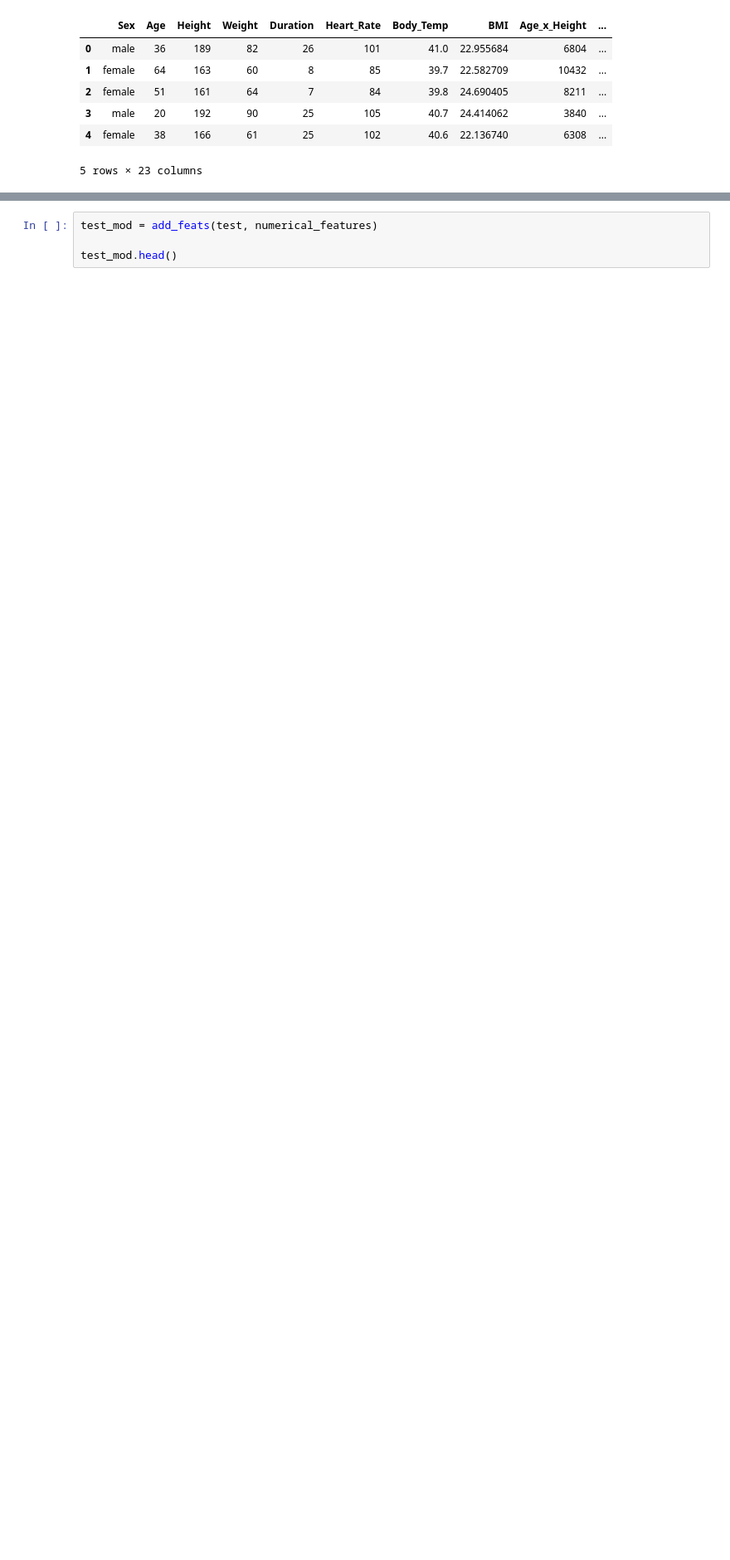
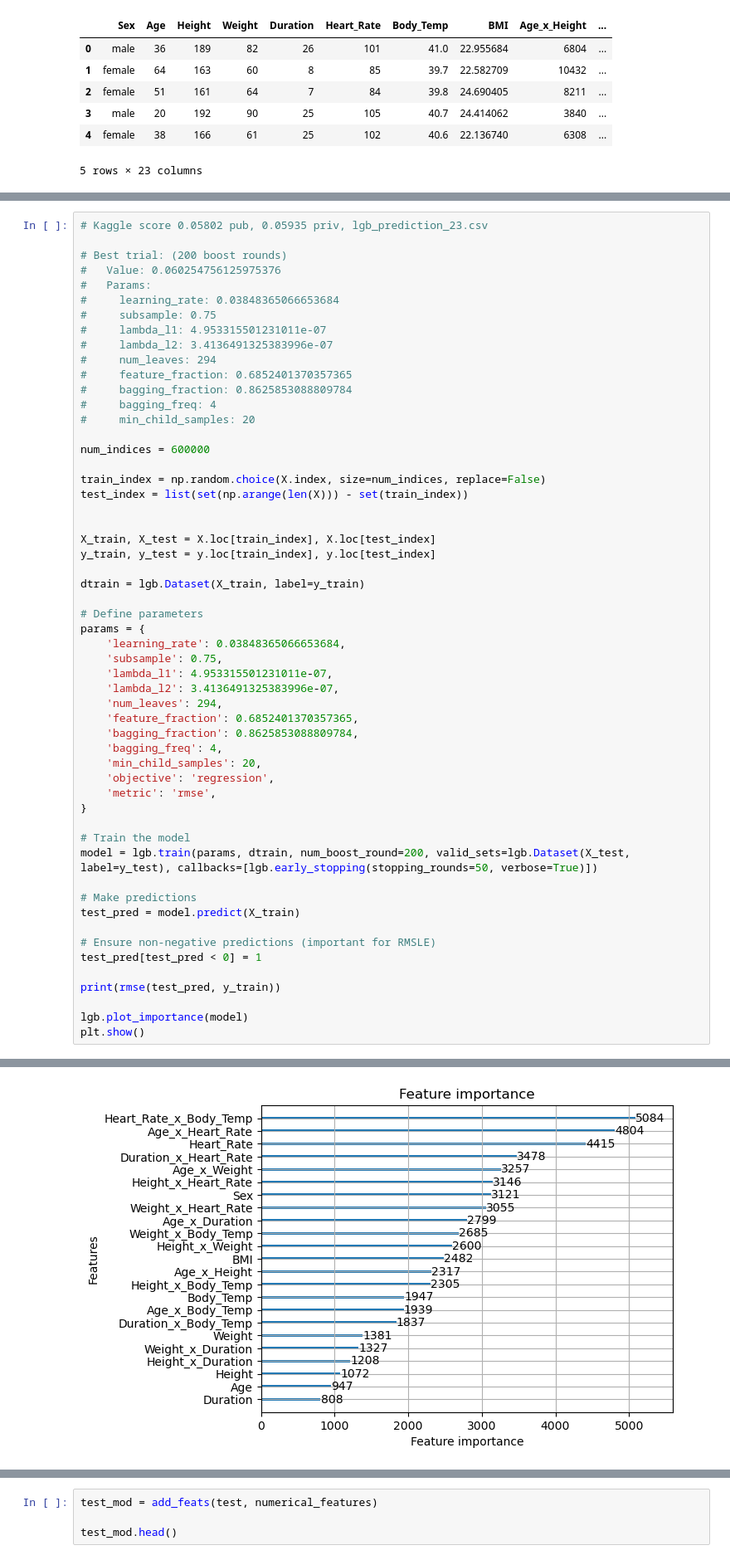
Before and after one commit to ElliotBlackstone/S25_Predict_Calories, a Jupyter notebook: calorie_lightGBM.ipynb, the cells around one changed output, grey strips where cells are left out. Shown at 83% size. Drawn from its saved outputs; the diff is of its cells as text; blank space fills up the shorter version.

```diff
--- a/calorie_lightGBM.ipynb
+++ b/calorie_lightGBM.ipynb
@@ -228,3 +388,59 @@ Mean Accuracy for num_leaves=350, learn_rate=0.05, num_boost=200, subsample=0.9:
 Mean Accuracy for num_leaves=350, learn_rate=0.05, num_boost=250, subsample=0.75: 0.06022754065514213
 Mean Accuracy for num_leaves=350, learn_rate=0.05, num_boost=250, subsample=0.9: 0.06035604169504594
 The key with the minimum value is 'num_leaves_300_learn_rate_0.05_num_boost_200_subsample_0.75' with a value of 0.060168665987397084.
+# %%
+# Kaggle score 0.05802 pub, 0.05935 priv, lgb_prediction_23.csv
+
+# Best trial: (200 boost rounds)
+#   Value: 0.060254756125975376
+#   Params:
+#     learning_rate: 0.03848365066653684
+#     subsample: 0.75
+#     lambda_l1: 4.953315501231011e-07
+#     lambda_l2: 3.4136491325383996e-07
+#     num_leaves: 294
+#     feature_fraction: 0.6852401370357365
+#     bagging_fraction: 0.8625853088809784
+#     bagging_freq: 4
+#     min_child_samples: 20
+
+num_indices = 600000
+
+train_index = np.random.choice(X.index, size=num_indices, replace=False)
+test_index = list(set(np.arange(len(X))) - set(train_index))
+
+
+X_train, X_test = X.loc[train_index], X.loc[test_index]
+y_train, y_test = y.loc[train_index], y.loc[test_index]
+
+dtrain = lgb.Dataset(X_train, label=y_train)
+
+# Define parameters
+params = {
+    'learning_rate': 0.03848365066653684,
+    'subsample': 0.75,
+    'lambda_l1': 4.953315501231011e-07,
+    'lambda_l2': 3.4136491325383996e-07,
+    'num_leaves': 294,
+    'feature_fraction': 0.6852401370357365,
+    'bagging_fraction': 0.8625853088809784,
+    'bagging_freq': 4,
+    'min_child_samples': 20,
+    'objective': 'regression',
+    'metric': 'rmse',
+}
+
+# Train the model
+model = lgb.train(params, dtrain, num_boost_round=200, valid_sets=lgb.Dataset(X_test, label=y_test), callbacks=[lgb.early_stopping(stopping_rounds=50, verbose=True)])
+
+# Make predictions
+test_pred = model.predict(X_train)
+
+# Ensure non-negative predictions (important for RMSLE)
+test_pred[test_pred < 0] = 1
+
+print(rmse(test_pred, y_train))
+
+lgb.plot_importance(model)
+plt.show()
+# %% [output]
@@ -230,0 +451 @@ The key with the minimum value is 'num_leaves_300_learn_rate_0.05_num_boost_200_
+[figure, added]
```
Also changed, not shown: parts of 14 cells of this notebook, 11 other files.
